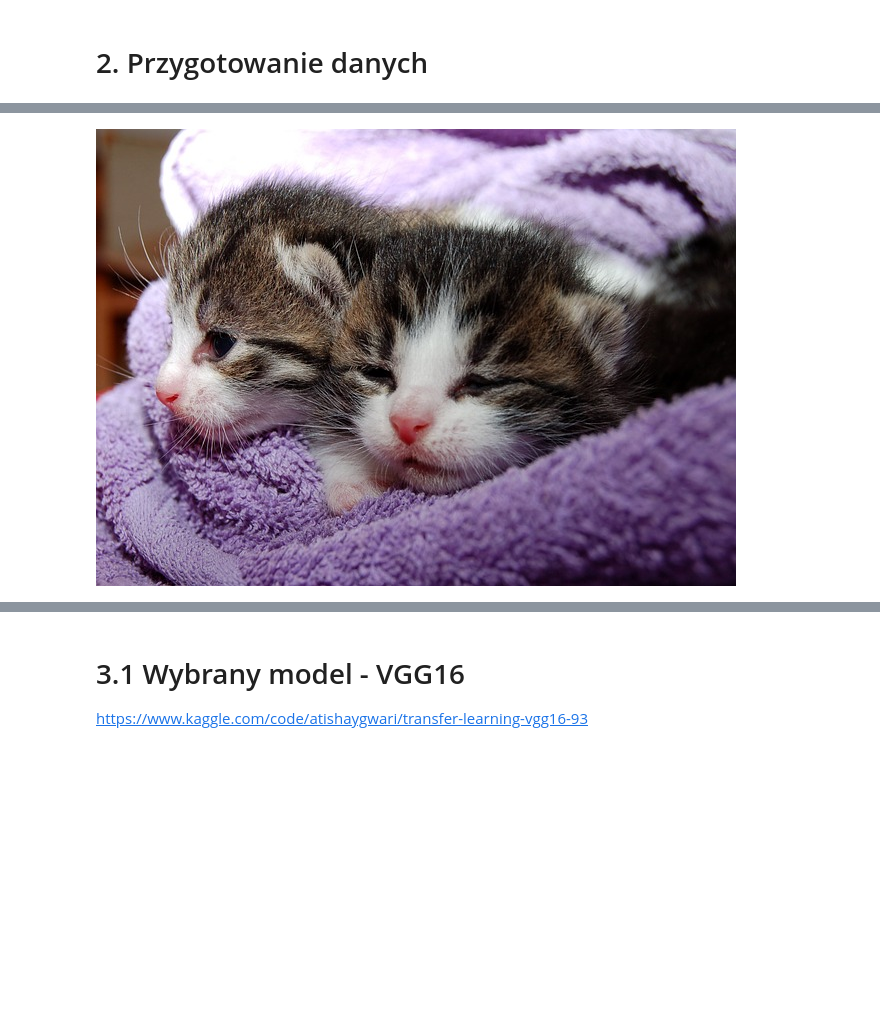
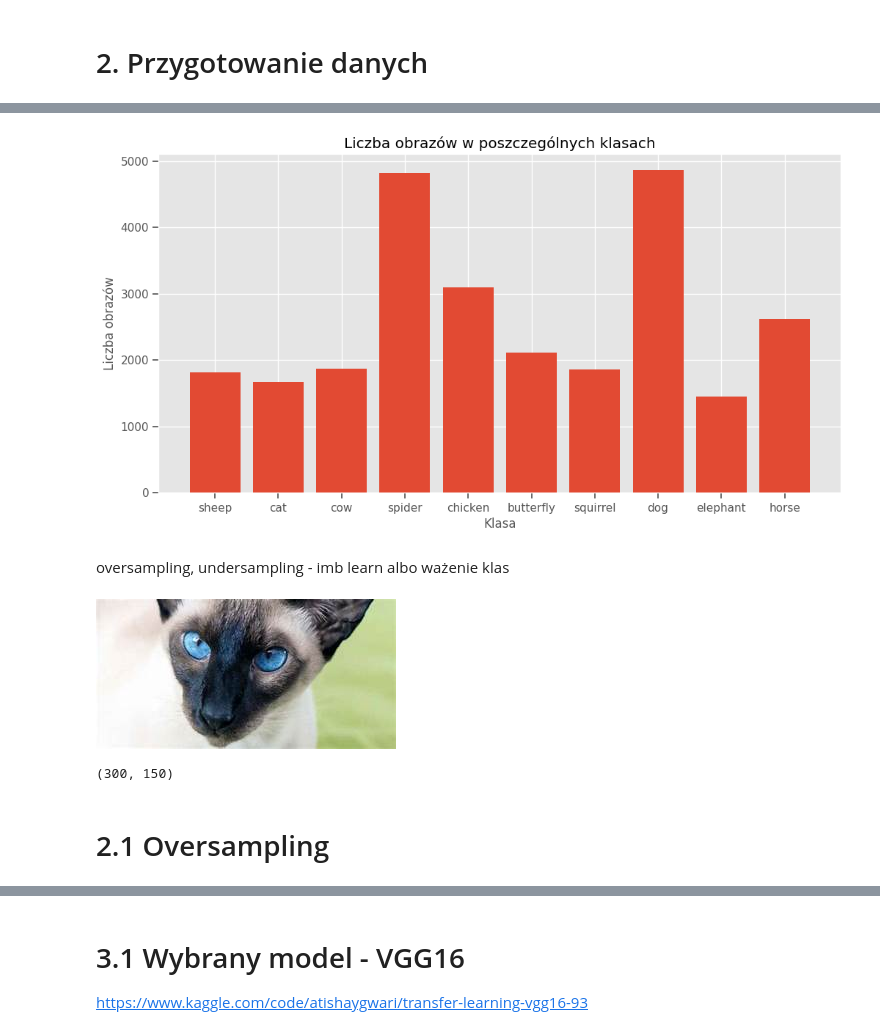
Before and after one commit to mgraves236/neural-networks, a Jupyter notebook: Sieci_neuronowe_Projekt.ipynb, the cells around one changed output, grey strips where cells are left out. Drawn from its saved outputs; the diff is of its cells as text; code cells hidden in the pictures; blank space fills up the shorter version.

```diff
--- a/Sieci_neuronowe_Projekt.ipynb
+++ b/Sieci_neuronowe_Projekt.ipynb
@@ -67,9 +86,38 @@ dict_items([('dog', 4863), ('spider', 4821), ('horse', 2623), ('cow', 1866), ('c
+# %%
+ROOT_DIR = "/content/Animals/images"
+number_of_images = {}
+
+for dir in os.listdir(ROOT_DIR):
+    number_of_images[dir] = len(os.listdir(os.path.join(ROOT_DIR, dir)))
+
+# Ustaw mniejszy rozmiar wykresu (szerokość x wysokość)
+fig, ax = plt.subplots(figsize=(12, 6))
+ax.bar(number_of_images.keys(), number_of_images.values())
+
+ax.set_xlabel('Klasa')
+ax.set_ylabel('Liczba obrazów')
+ax.set_title('Liczba obrazów w poszczególnych klasach')
+
+plt.style.use('ggplot')
+plt.show()
+# %% [output]
+[figure, added]
+# %% [markdown]
+oversampling, undersampling - imb learn
+albo ważenie klas
 # %%
 # Wyświetlenie przykładowego obrazu
 
 data_dir='/content/Animals/images'
 path_dir=pathlib.Path(data_dir)
-sample_img=list(path_dir.glob('cat/*'))[6]
+sample_img=list(path_dir.glob('cat/*'))[5]
 Image.open(sample_img)
 # %% [output]
-[figure, old version]
+[figure, new version]
+# %%
+img = Image.open(sample_img)
+print(img.size)
+# %% [output]
+(300, 150)
+# %% [markdown]
+# 2.1 Oversampling
```
Also changed, not shown: parts of 19 cells of this notebook.
